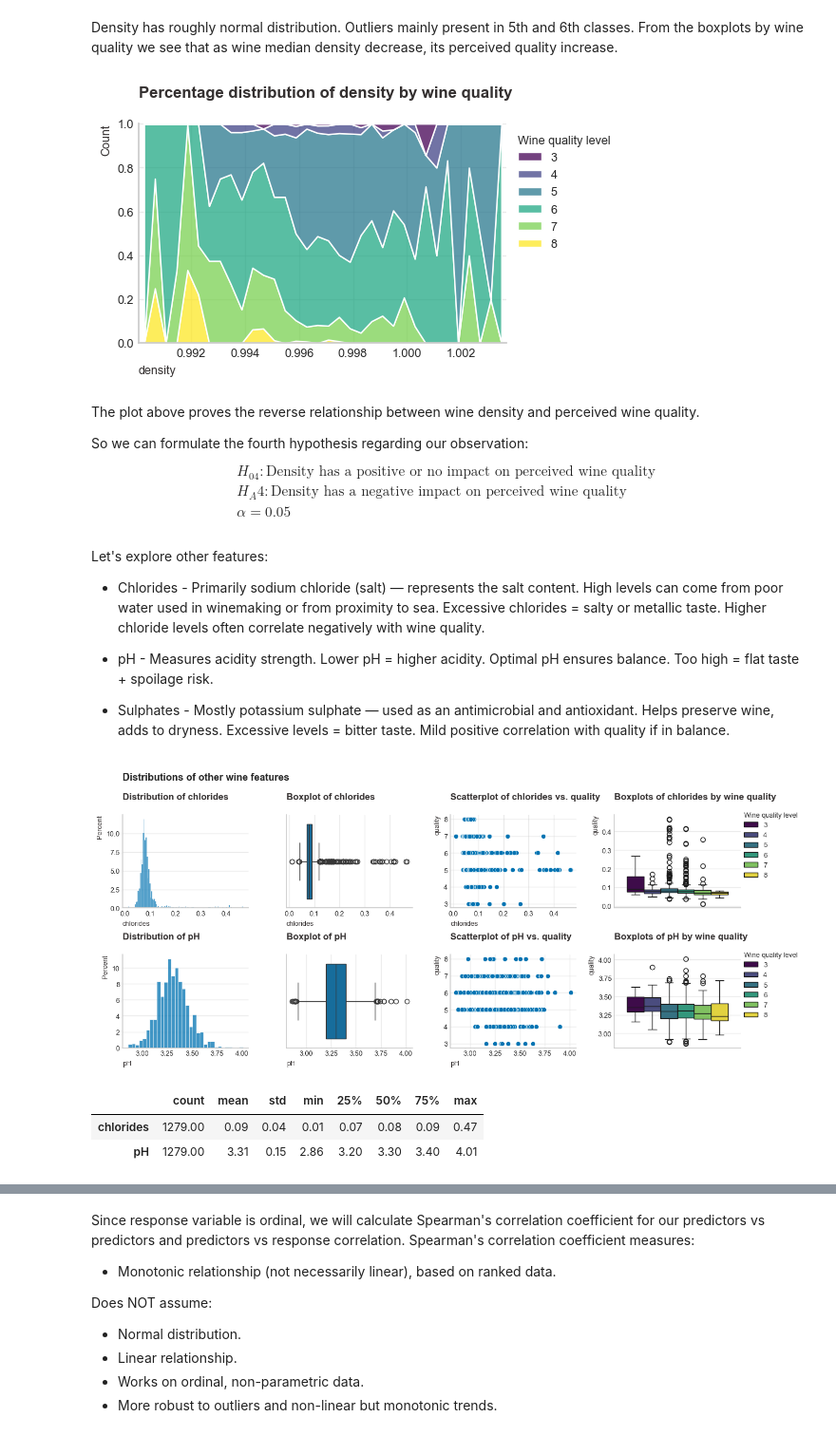
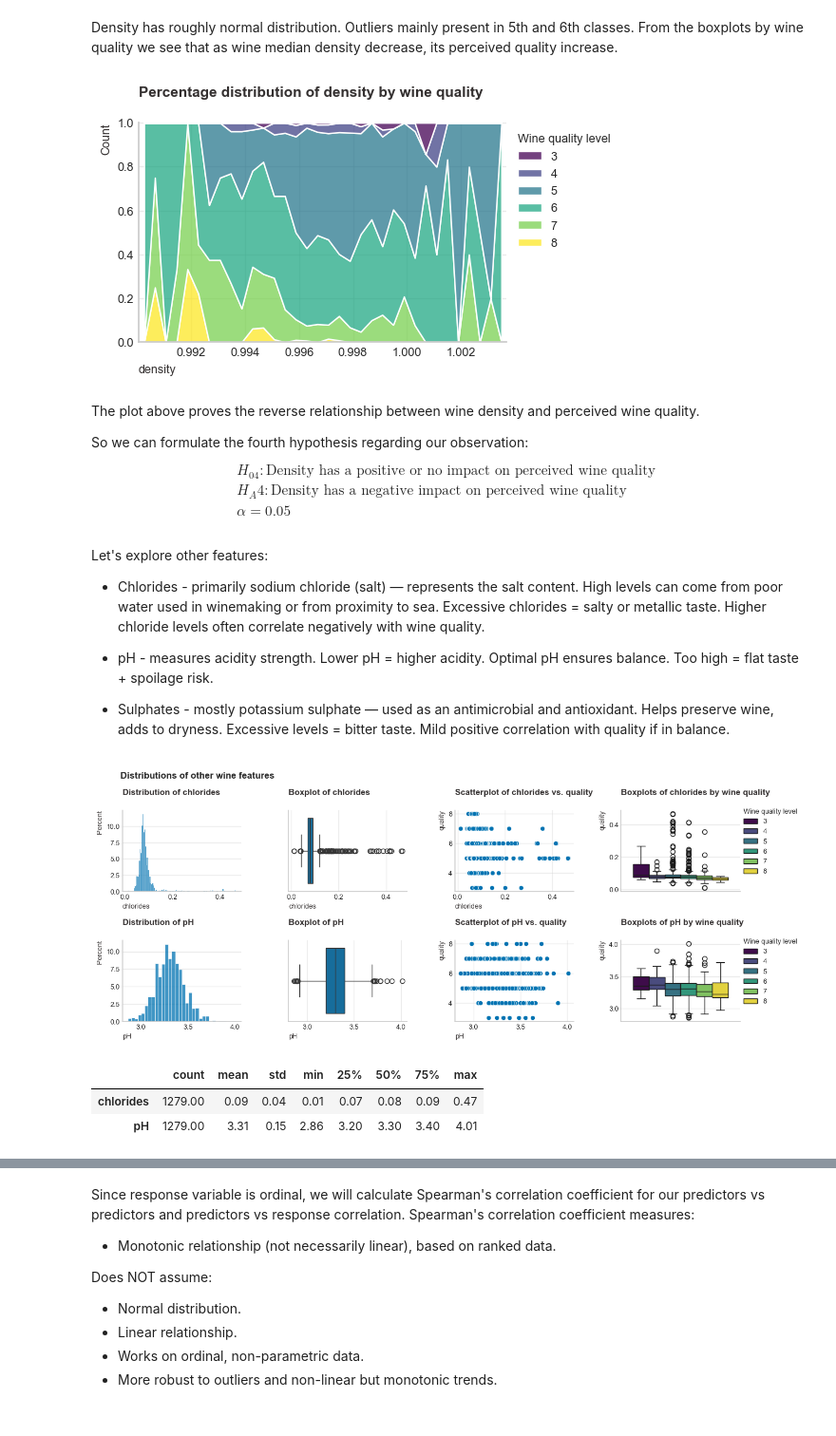
Before and after one commit to Gintare1985/Red-Wine-Quality-Project, a Jupyter notebook: notebooks/Red_wine_quality_analysis.ipynb, the cells around one changed output, grey strips where cells are left out. Shown at 95% size. Saved outputs shown, nothing was run; the diff lists cells and outputs as text; code cells hidden in the pictures.

```diff
--- a/notebooks/Red_wine_quality_analysis.ipynb
+++ b/notebooks/Red_wine_quality_analysis.ipynb
@@ -50,11 +53,11 @@ pd.set_option("display.max_columns", 50)
 # %%
 sns.set_theme(style="whitegrid", palette="colorblind")
 params = {
-    "figure.titlesize": 13,
+    "figure.titlesize": 12,
     "figure.titleweight": "bold",
     "axes.titlelocation": "left",
     "axes.titleweight": "bold",
-    "axes.titlesize": 12,
+    "axes.titlesize": 11,
     "axes.labelsize": 9,
     "axes.titlecolor": "#343030",
     "axes.labelcolor": "#343030",
@@ -522,7 +525,7 @@ utils.make_polyplot(
     multiple="fill",
 )
 # %% [output]
-[figure, old version]
+[figure, new version]
 # %% [markdown]
 The plot above proves the reverse relationship between wine density and perceived wine quality.
 
@@ -539,25 +542,25 @@ $$
 # %% [markdown]
 Let's explore other features:
 
-* Chlorides - Primarily sodium chloride (salt) — represents the salt content. High levels can come from poor water used in winemaking or from proximity to sea. Excessive chlorides = salty or metallic taste. Higher chloride levels often correlate negatively with wine quality.
+* Chlorides - primarily sodium chloride (salt) — represents the salt content. High levels can come from poor water used in winemaking or from proximity to sea. Excessive chlorides = salty or metallic taste. Higher chloride levels often correlate negatively with wine quality.
 
-* pH - Measures acidity strength. Lower pH = higher acidity. Optimal pH ensures balance. Too high = flat taste + spoilage risk.
+* pH - measures acidity strength. Lower pH = higher acidity. Optimal pH ensures balance. Too high = flat taste + spoilage risk.
 
-* Sulphates - Mostly potassium sulphate — used as an antimicrobial and antioxidant. Helps preserve wine, adds to dryness. Excessive levels = bitter taste. Mild positive correlation with quality if in balance.
+* Sulphates - mostly potassium sulphate — used as an antimicrobial and antioxidant. Helps preserve wine, adds to dryness. Excessive levels = bitter taste. Mild positive correlation with quality if in balance.
 # %%
 utils.plot_numerical_feature_distribution(
     df_train,
-    (14.5, 5.5),
+    (14.5, 5),
     ["chlorides", "pH"],
     "quality",
-    0.23,
+    0.219,
     1.02,
-    0.3,
-    0.5,
+    0.4,
+    0.6,
     "Distributions of other wine features",
 )
 # %% [output]
-[figure, old version]
+[figure, new version]
 |  | count | mean | std | min | 25% | 50% | 75% | max |
 | chlorides | 1279.00 | 0.09 | 0.04 | 0.01 | 0.07 | 0.08 | 0.09 | 0.47 |
 | pH | 1279.00 | 3.31 | 0.15 | 2.86 | 3.20 | 3.30 | 3.40 | 4.01 |
```
Also changed, not shown: parts of 141 cells of this notebook, 2 other files.
